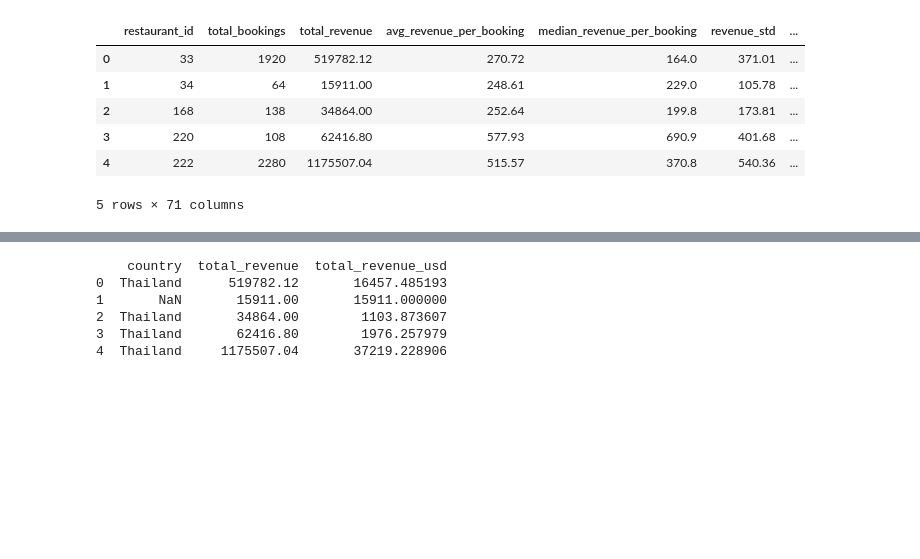
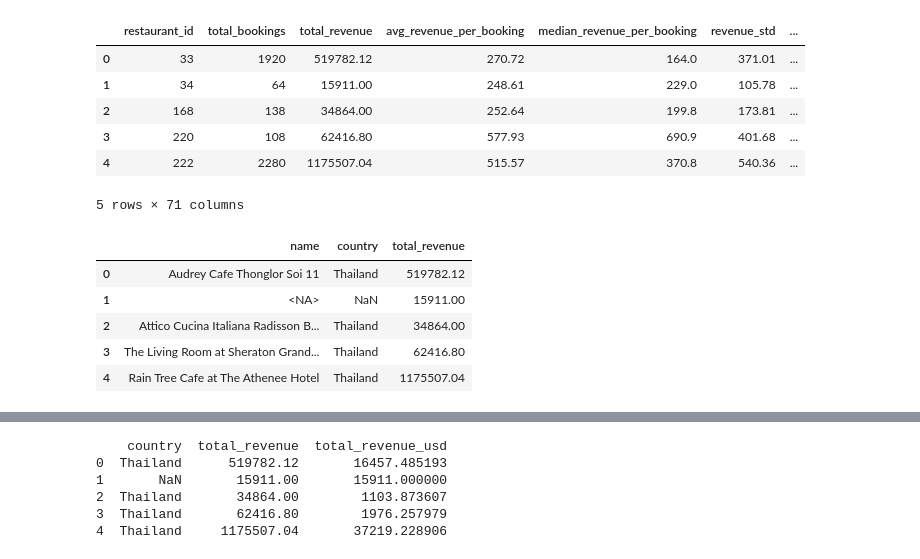
Before and after one commit to liyunling2/OPE, a Jupyter notebook: _1_eda/main.ipynb, the cells around one changed output, grey strips where cells are left out. Saved outputs shown, nothing was run; the diff lists cells and outputs as text; code cells hidden in the pictures; blank space fills up the shorter version.

```diff
--- a/_1_eda/main.ipynb
+++ b/_1_eda/main.ipynb
@@ -754,3 +755,12 @@ restaurant_agg.head()
 | 3 | 220 | 108 | 62416.80 | 577.93 | 690.9 | 401.68 | ... |
 | 4 | 222 | 2280 | 1175507.04 | 515.57 | 370.8 | 540.36 | ... |
 5 rows × 71 columns
+# %%
+restaurant_agg[['name', 'country', 'total_revenue']].head()
+# %% [output]
+|  | name | country | total_revenue |
+| 0 | Audrey Cafe Thonglor Soi 11 | Thailand | 519782.12 |
+| 1 | <NA> | NaN | 15911.00 |
+| 2 | Attico Cucina Italiana Radisson B... | Thailand | 34864.00 |
+| 3 | The Living Room at Sheraton Grand... | Thailand | 62416.80 |
+| 4 | Rain Tree Cafe at The Athenee Hotel | Thailand | 1175507.04 |
```
Also changed, not shown: parts of 20 cells of this notebook, 4 other files.
